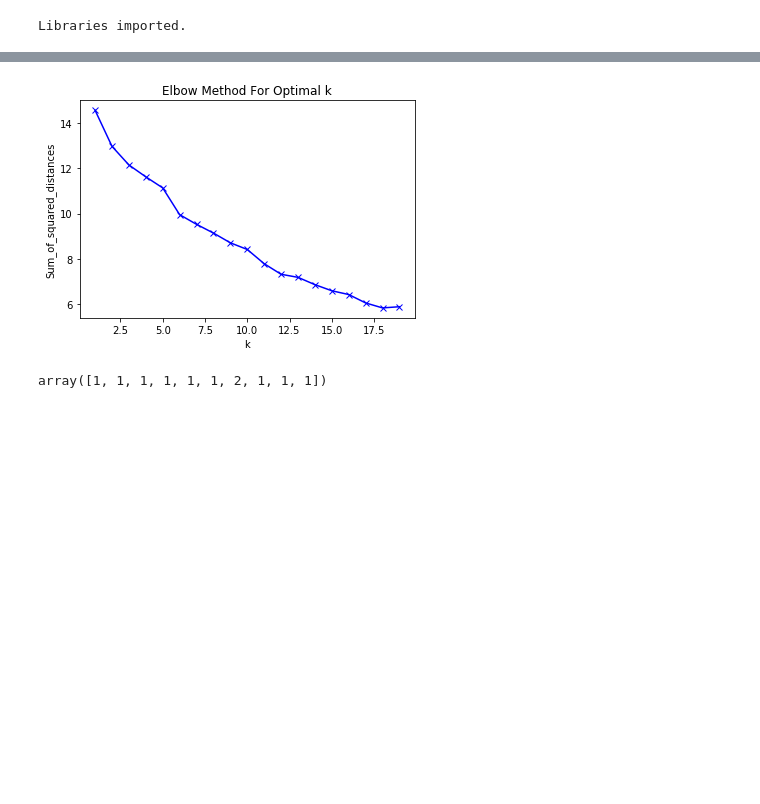
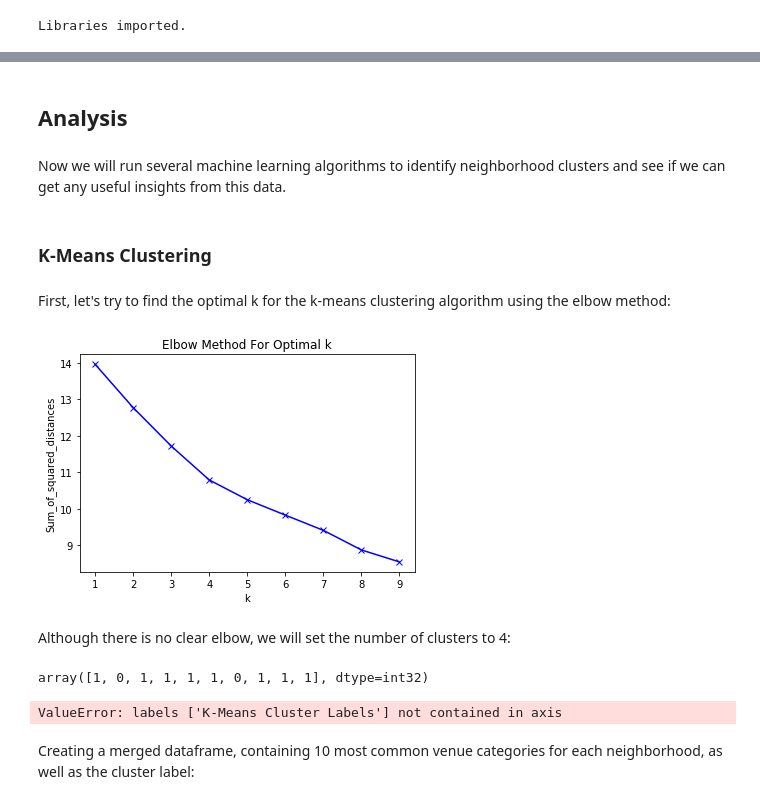
Before and after one commit to reluctantfuturist/Coursera_Capstone, a Jupyter notebook: Coursera Capstone Project.ipynb, the cells around one changed output, grey strips where cells are left out. Saved outputs shown, nothing was run; the diff lists cells and outputs as text; code cells hidden in the pictures; blank space fills up the shorter version.

```diff
--- a/Coursera Capstone Project.ipynb
+++ b/Coursera Capstone Project.ipynb
@@ -175,14 +221,0 @@ neighborhood_longitude = result.loc[0, 'Longitude'] # neighborhood longitude val
-# %%
-CLIENT_ID = 'ILRX2S1MUNNNJKFGMDG03YWZDBGBWDUUTYGS2100MTQOKEWS' # your Foursquare ID
-CLIENT_SECRET = '3IMHIY1MAM130M0Y5ZBTEAJ02DQZJRDPQK5RYHPQ45YWM0UE' # your Foursquare Secret
-LIMIT = 250
-radius = 500
-VERSION = '20180605' # Foursquare API version
-urlf = 'https://api.foursquare.com/v2/venues/explore?&client_id={}&client_secret={}&ll={},{}&radius={}&limit={}&v={}'.format(
-        CLIENT_ID,
-        CLIENT_SECRET,
-        neighborhood_latitude,
-        neighborhood_longitude,
-        radius,
-        LIMIT,
-        VERSION)
@@ -311,29 +359,44 @@ neighborhoods_venues_sorted.head()
+# %% [markdown]
+## Analysis <a name="analysis"></a>
+# %% [markdown]
+Now we will run several machine learning algorithms to identify neighborhood clusters and see if we can get any useful insights from this data.
+# %% [markdown]
+### K-Means Clustering
+# %% [markdown]
+First, let's try to find the optimal k for the k-means clustering algorithm using the elbow method:
 # %%
 Sum_of_squared_distances = []
-K = range(1,20)
+
+K = range(1,10)
 for k in K:
-    km = KMeans(n_clusters=k)
+    km = KMeans(init = 'k-means++', n_clusters=k, n_init=12)
     km = km.fit(seattle_grouped_clustering)
     Sum_of_squared_distances.append(km.inertia_)
 
 plt.plot(K, Sum_of_squared_distances, 'bx-')
 plt.xlabel('k')
 plt.ylabel('Sum_of_squared_distances')
 plt.title('Elbow Method For Optimal k')
 plt.show()
 # %% [output]
-[figure, old version]
+[figure, new version]
+# %% [markdown]
+Although there is no clear elbow, we will set the number of clusters to 4:
 # %%
-kclusters = 10
-
-seattle_grouped_clustering = seattle_grouped.drop('Neighborhood', 1)
+kclusters = 4
 
 # run k-means clustering
-kmeans = KMeans(n_clusters=kclusters, random_state=0).fit(seattle_grouped_clustering)
+kmeans = KMeans(init = 'k-means++', n_clusters=kclusters, n_init=12, random_state=0).fit(seattle_grouped_clustering)
 
 # check cluster labels generated for each row in the dataframe
 kmeans.labels_[0:10]
 # %% [output]
-array([1, 1, 1, 1, 1, 1, 2, 1, 1, 1])
+array([1, 0, 1, 1, 1, 1, 0, 1, 1, 1], dtype=int32)
+# %%
+neighborhoods_venues_sorted.drop('K-Means Cluster Labels',axis=1, inplace=True)
+# %% [output]
+ValueError: labels ['K-Means Cluster Labels'] not contained in axis
+# %% [markdown]
+Creating a merged dataframe, containing 10 most common venue categories for each neighborhood, as well as the cluster label:
 # %%
 # add clustering labels
```
Also changed, not shown: parts of 86 cells of this notebook.
